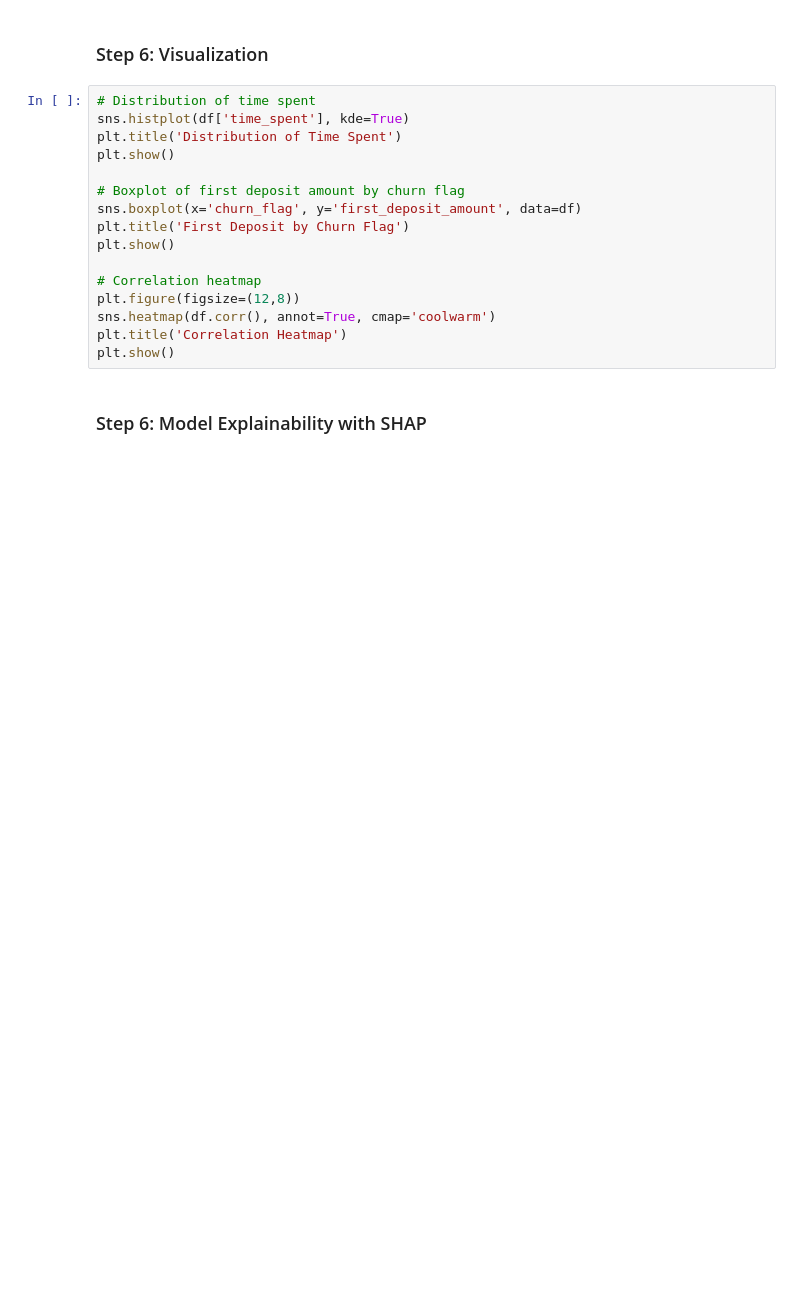
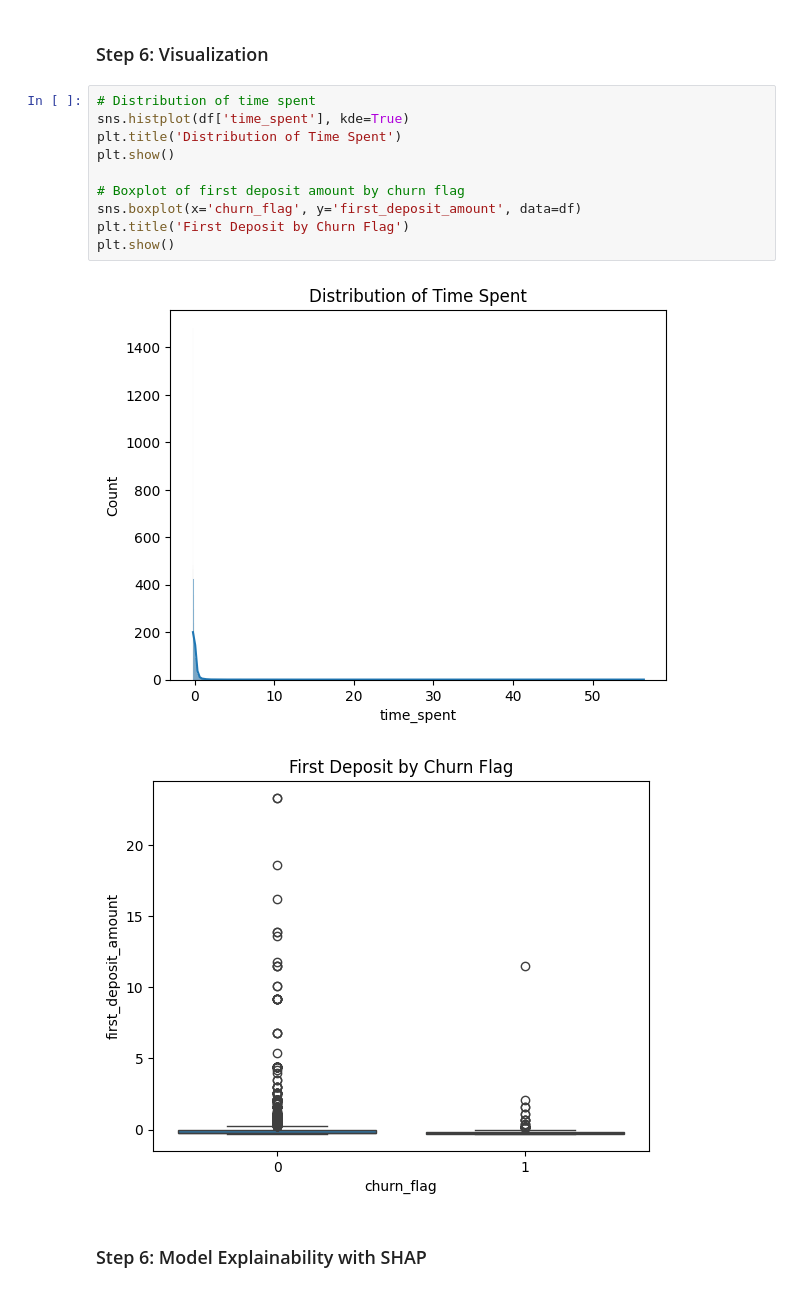
Before and after one commit to Michelangelo20/robinhood_classifer, a Jupyter notebook: src/notebook/rh_classifier_Q2_version2.ipynb, the cells around one changed output. Saved outputs shown, nothing was run; the diff lists cells and outputs as text; blank space fills up the shorter version.

```diff
--- a/src/notebook/rh_classifier_Q2_version2.ipynb
+++ b/src/notebook/rh_classifier_Q2_version2.ipynb
@@ -273,19 +381,16 @@ shap.summary_plot(shap_values, X_test, feature_names=X.columns)
 # %%
 # Distribution of time spent
 sns.histplot(df['time_spent'], kde=True)
 plt.title('Distribution of Time Spent')
 plt.show()
 
 # Boxplot of first deposit amount by churn flag
 sns.boxplot(x='churn_flag', y='first_deposit_amount', data=df)
 plt.title('First Deposit by Churn Flag')
 plt.show()
-
-# Correlation heatmap
-plt.figure(figsize=(12,8))
-sns.heatmap(df.corr(), annot=True, cmap='coolwarm')
-plt.title('Correlation Heatmap')
-plt.show()
+# %% [output]
+[figure, added]
+[figure, added]
 # %% [markdown]
 ### Step 6: Model Explainability with SHAP
 # %%
```
Also changed, not shown: parts of 11 cells of this notebook, 9 other files.
